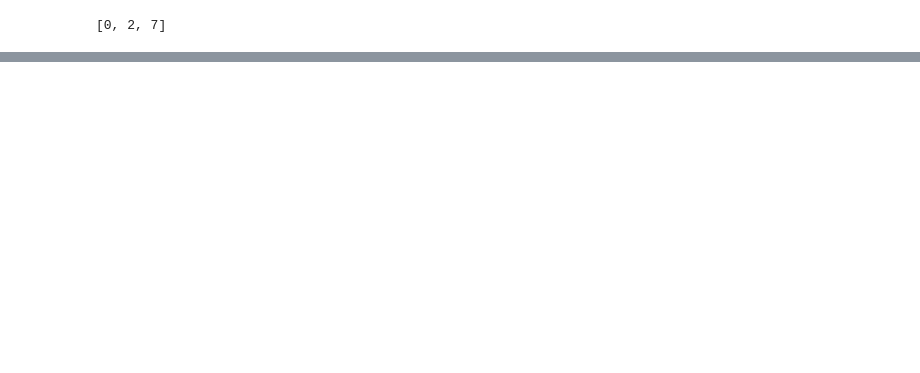
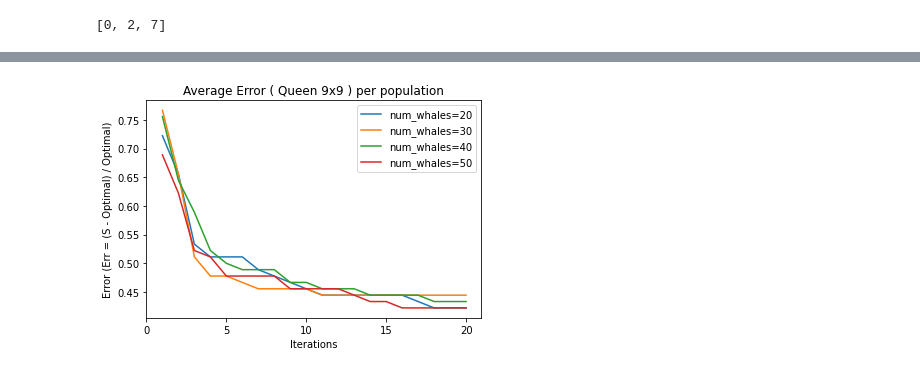
Before and after one commit to HubESI/Optim, a Jupyter notebook: VDWOA.ipynb, the cells around one changed output, grey strips where cells are left out. Drawn from its saved outputs; the diff is of its cells as text; code cells hidden in the pictures; blank space fills up the shorter version.

```diff
--- a/VDWOA.ipynb
+++ b/VDWOA.ipynb
@@ -444,6 +447,6 @@ End WOA for Graphe coloring
 # %%
-# Driver code for coloring graph
-Graph = from_file("myciel5.col")
+# WOA Driver code for coloring graph
+Graph = from_file("miles250.col")
 print("\nBegin whale optimization algorithm on Graph Coloring Version 2 \n")
 dim = len(Graph)
 fitness = fitness_colors
@@ -451,8 +454,8 @@ fitness = fitness_colors
 print("Goal is to minimize Chromatic number of a graphe with " + str(dim) + " nodes")
 print("XG of Graphe is  2")
 
-num_whales = 250
-max_iter = 500
+num_whales = 100
+max_iter = 200
 
 print("Setting num_whales = " + str(num_whales))
 print("Setting max_iter    = " + str(max_iter))
@@ -601,0 +494,37 @@ plt.show()
+# %%
+#Parameters
+nb_runs = 10
+fitness = fitness_colors
+g = from_file("queen9_9.col")
+optimal = 10
+dim = g.shape[0]
+weight = g.shape[0]
+epsilon = 0.5
+vnc_iterations = 40
+max_iter = 20
+x = np.arange(1, max_iter+1)
+# %%
+
+fig, ax = plt.subplots()
+f = open("wao_parameters/whale_population_tmp.npy", "wb")
+whale_populations = np.arange(20, 51, 10)
+np.save(f, whale_populations)
+def plot_population_avg_err(fitness, max_iter, whale_populations, dim,g,weight,epsilon,vnc_iterations,nb_runs=10):
+    for population in whale_populations:
+        total_fitness = np.zeros( max_iter )
+        for _ in range(nb_runs):
+            best_position,best_fitness,fitness_agents,nb_conflicts = vdwoa(fitness, max_iter, population, dim, 0, dim,g,weight,epsilon,vnc_iterations)
+            total_fitness += (fitness_agents - optimal)/optimal
+        total_fitness /= nb_runs
+        np.save(f, total_fitness)
+        ax.plot(x, total_fitness, label=f"num_whales={population}")
+plot_population_avg_err(fitness,max_iter,whale_populations,dim,g,weight,epsilon,vnc_iterations,10)
+f.close()
+ax.set_xticks(np.arange(0, max_iter+1, 5))
+ax.set_title("Average Error ( Queen 9x9 ) per population")
+ax.set_xlabel("Iterations")
+ax.set_ylabel("Error (Err = (S - Optimal) / Optimal)")
+ax.legend()
+fig.savefig("wao_parameters/rand_populations_tmp.pdf", bbox_inches="tight")
+# %% [output]
+[figure, added]
```
Also changed, not shown: parts of 25 cells of this notebook.
